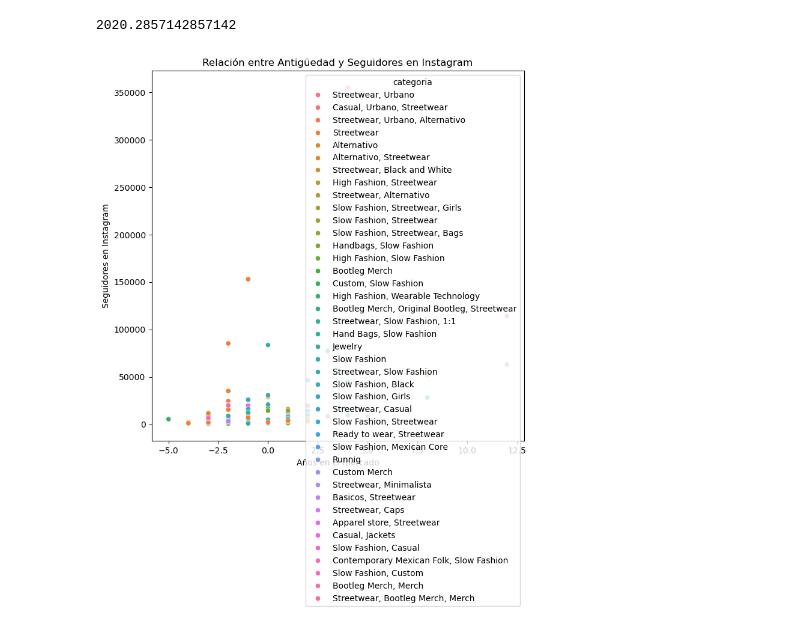
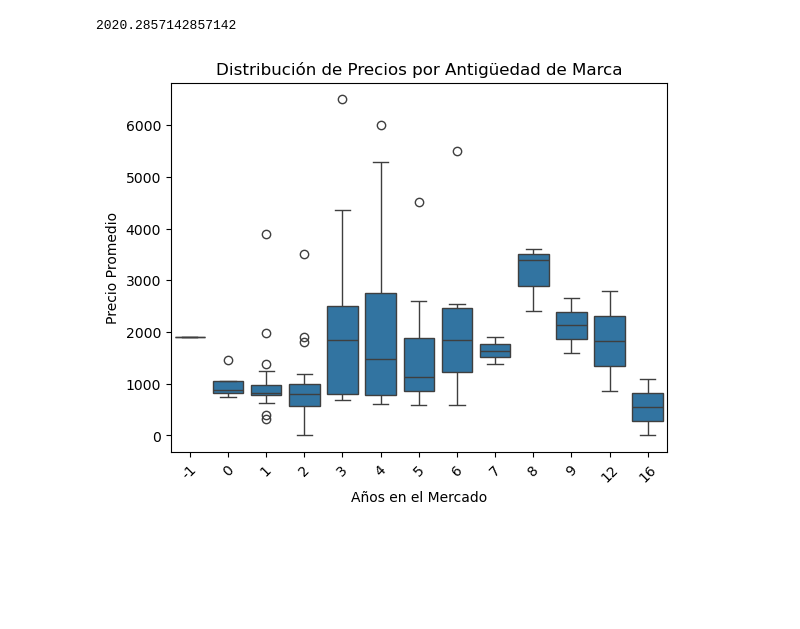
Before and after one commit to ChristianLaraa/Data, a Jupyter notebook: Proyecto2/DataAnalysis/AnalisisAño.ipynb, the cells around one changed output. Cells and saved outputs as stored; diff of their text form; code cells hidden in the pictures; blank space fills up the shorter version.

```diff
--- a/Proyecto2/DataAnalysis/AnalisisAño.ipynb
+++ b/Proyecto2/DataAnalysis/AnalisisAño.ipynb
@@ -3,7 +3,7 @@ import pandas as pd
 import matplotlib.pyplot as plt
 import seaborn as sns
 # %%
-df = pd.read_csv('../Dataset/modaemergenteActua.csv')
+df = pd.read_csv('../Dataset/modaEmergActua.csv')
 # %%
 print(df.head())
 # %% [output]
@@ -30,2 +29,0 @@ print(df.head())
-# %%
-df = df.drop('engagement_redes', axis=1)
@@ -93,12 +93,12 @@ plt.show()
 df["ano_creacion"].mean()
 # %% [output]
 2020.2857142857142
-# %%
-plt.figure(figsize=(8,8))
-sns.scatterplot(x=2020 - df["ano_creacion"], y=df["seguidores_ig"], hue=df["categoria"])
-plt.xlabel("Años en el mercado")
-plt.ylabel("Seguidores en Instagram")
-plt.title("Relación entre Antigüedad y Seguidores en Instagram")
-plt.show()
-# %% [output]
-[figure, removed]
+# %%
+sns.boxplot(x=2024 - df["ano_creacion"], y=df["precios_promedio"])
+plt.xticks(rotation=45)
+plt.title("Distribución de Precios por Antigüedad de Marca")
+plt.xlabel("Años en el Mercado")
+plt.ylabel("Precio Promedio")
+plt.show()
+# %% [output]
+[figure, added]
```
Also changed, not shown: parts of 6 cells of this notebook, 8 other files.
